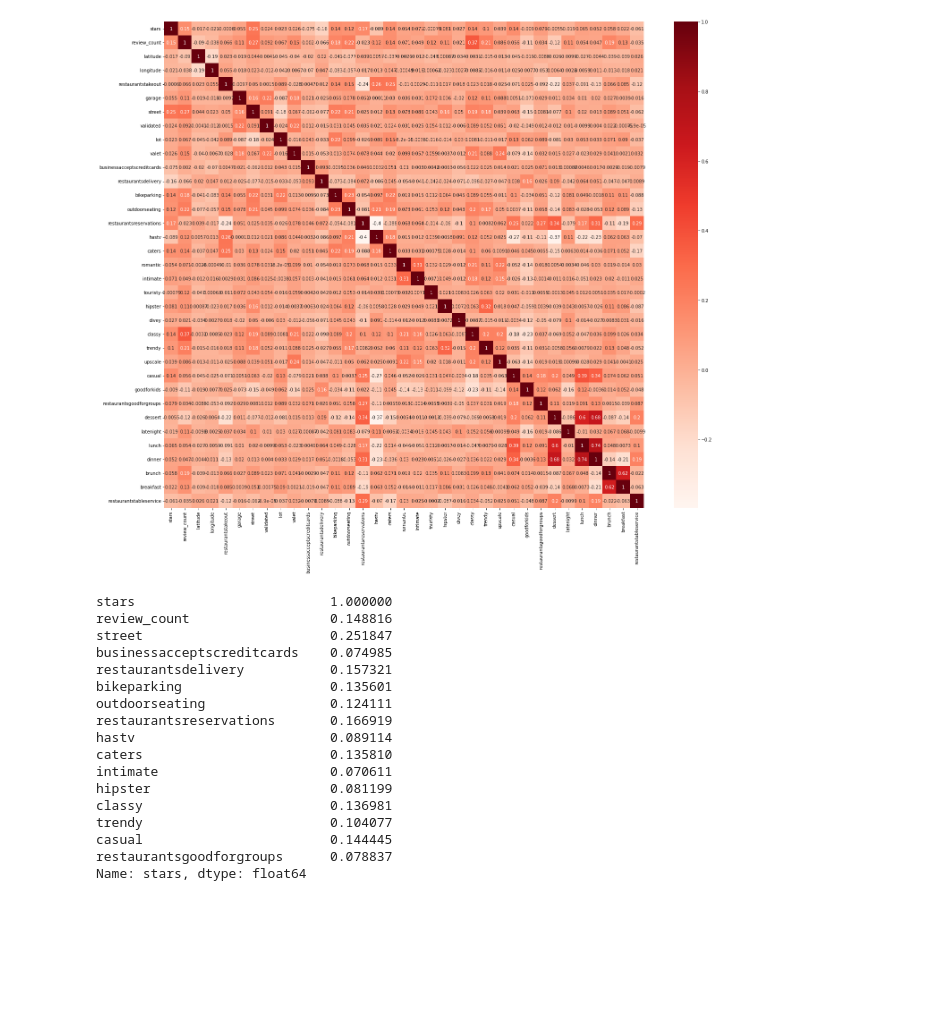
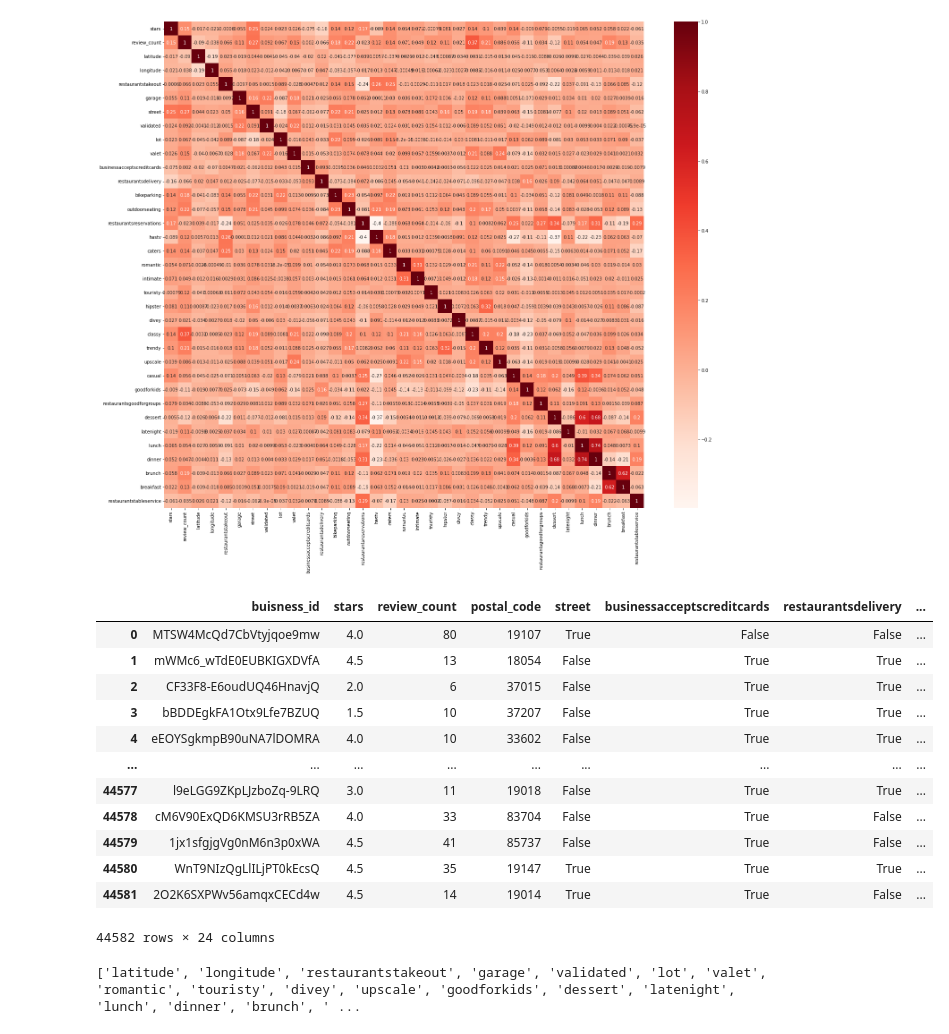
Before and after one commit to cgsnider/Restaurant-Recs, a Jupyter notebook: Feature_Reduction.ipynb, the cells around one changed output. Drawn from its saved outputs; the diff is of its cells as text; code cells hidden in the pictures; blank space fills up the shorter version.

```diff
--- a/Feature_Reduction.ipynb
+++ b/Feature_Reduction.ipynb
@@ -27,23 +27,24 @@ plt.show()
 # %%
 cor_target = abs(cor["stars"])
 relevant_features = cor_target[cor_target>0.07]
+irrelevant_features = cor_target[cor_target<=0.07]
+ir = irrelevant_features.index.tolist()
+att.drop(columns=ir)
+# %% [output]
+|  | buisness_id | stars | review_count | postal_code | street | businessacceptscreditcards | restaurantsdelivery | ... |
+| 0 | MTSW4McQd7CbVtyjqoe9mw | 4.0 | 80 | 19107 | True | False | False | ... |
+| 1 | mWMc6_wTdE0EUBKIGXDVfA | 4.5 | 13 | 18054 | False | True | True | ... |
+| 2 | CF33F8-E6oudUQ46HnavjQ | 2.0 | 6 | 37015 | False | True | True | ... |
+| 3 | bBDDEgkFA1Otx9Lfe7BZUQ | 1.5 | 10 | 37207 | False | True | True | ... |
+| 4 | eEOYSgkmpB90uNA7lDOMRA | 4.0 | 10 | 33602 | False | True | True | ... |
+| ... | ... | ... | ... | ... | ... | ... | ... | ... |
+| 44577 | l9eLGG9ZKpLJzboZq-9LRQ | 3.0 | 11 | 19018 | False | True | True | ... |
+| 44578 | cM6V90ExQD6KMSU3rRB5ZA | 4.0 | 33 | 83704 | False | True | False | ... |
+| 44579 | 1jx1sfgjgVg0nM6n3p0xWA | 4.5 | 41 | 85737 | False | True | False | ... |
+| 44580 | WnT9NIzQgLlILjPT0kEcsQ | 4.5 | 35 | 19147 | True | True | True | ... |
+| 44581 | 2O2K6SXPWv56amqxCECd4w | 4.5 | 14 | 19014 | True | True | False | ... |
+44582 rows × 24 columns
 # %%
-print(relevant_features)
+print(ir)
 # %% [output]
-stars                         1.000000
-review_count                  0.148816
-street                        0.251847
-businessacceptscreditcards    0.074985
-restaurantsdelivery           0.157321
-bikeparking                   0.135601
-outdoorseating                0.124111
-restaurantsreservations       0.166919
-hastv                         0.089114
-caters                        0.135810
-intimate                      0.070611
-hipster                       0.081199
-classy                        0.136981
-trendy                        0.104077
-casual                        0.144445
-restaurantsgoodforgroups      0.078837
-Name: stars, dtype: float64
+['latitude', 'longitude', 'restaurantstakeout', 'garage', 'validated', 'lot', 'valet', 'romantic', 'touristy', 'divey', 'upscale', 'goodforkids', 'dessert', 'latenight', 'lunch', 'dinner', 'brunch', ' ...
```
